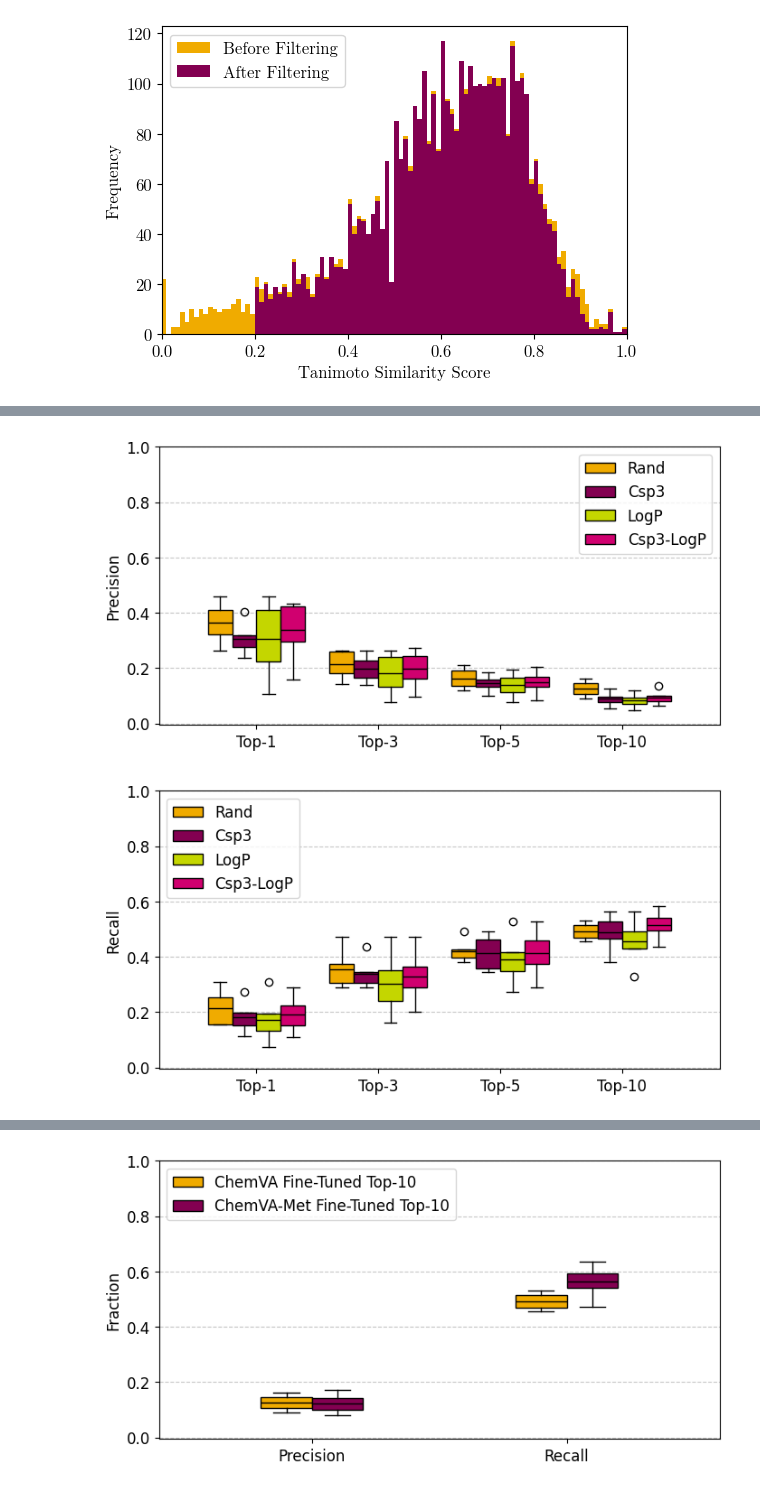
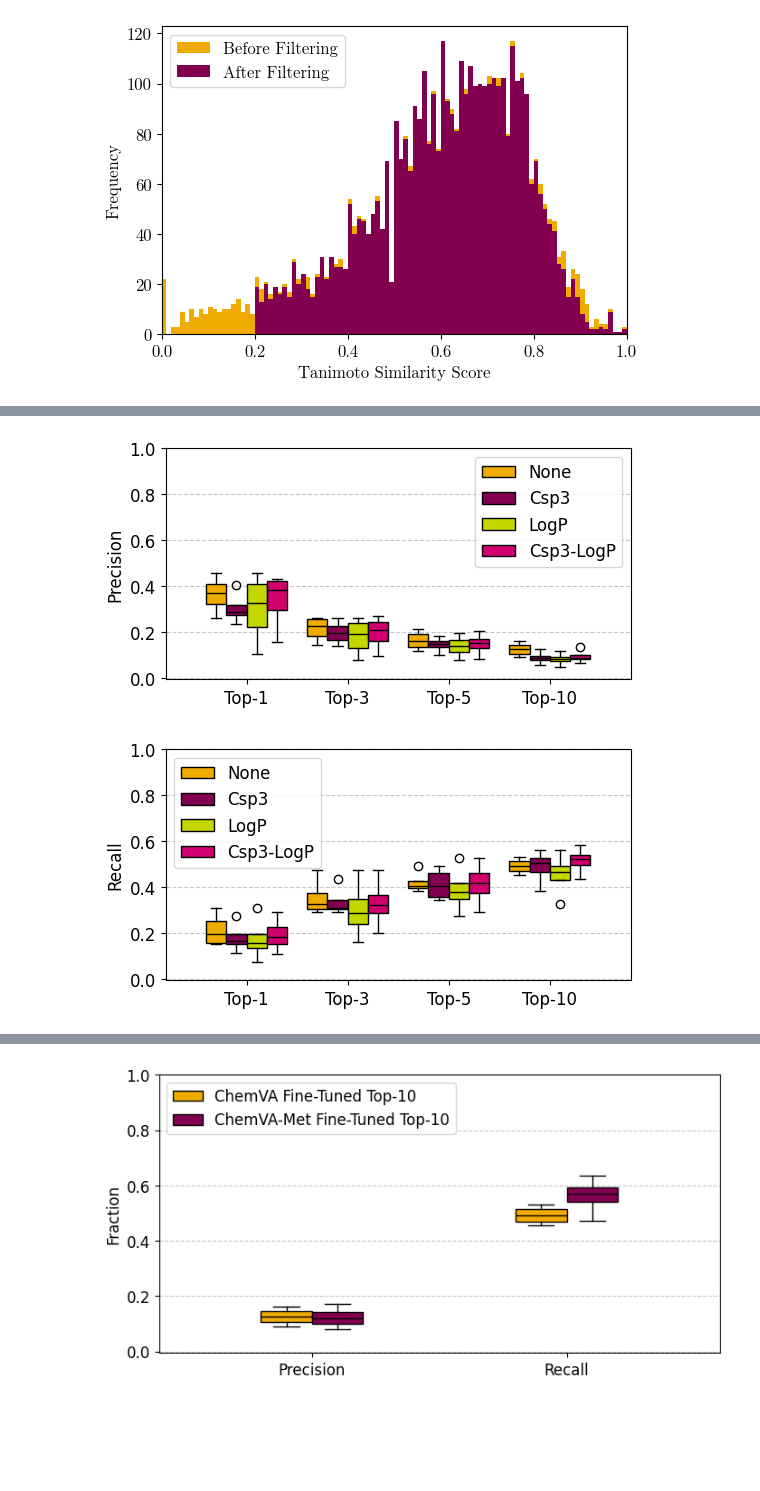
Before and after one commit to tsofiac/LAGOM, a Jupyter notebook: for_report_and_presentation/presentation_plots.ipynb, the cells around one changed output, grey strips where cells are left out. Saved outputs shown, nothing was run; the diff lists cells and outputs as text; code cells hidden in the pictures; blank space fills up the shorter version.

Commit message:
new plots!

```diff
--- a/for_report_and_presentation/presentation_plots.ipynb
+++ b/for_report_and_presentation/presentation_plots.ipynb
@@ -280,8 +278,9 @@ plot_fingerprint_similarity(before, after, None)
 def multi_boxplot(data, xlabel, ylabel, xticks, labels, location, save_figure=None, ylim=None):
 
     plt.rcParams.update({'font.size': 12, 'font.family': 'sans-serif'})
-    plt.figure(figsize=(8, 4))
+    # plt.figure(figsize=(8, 4))
     # plt.figure(figsize=(6, 3))
+    plt.figure(figsize=(10,5))
 
     colour_scheme = [gold, mulberry, lime_green, magenta]
 
@@ -289,8 +288,8 @@ def multi_boxplot(data, xlabel, ylabel, xticks, labels, location, save_figure=No
 
     for i in range(len(data)):
         boxprops = dict(linestyle='-', linewidth=1, color='black', facecolor=colour_scheme[i])
-        medianprops = dict(linestyle='--', linewidth=1, color='none')
-        meanprops = dict(linestyle='-', linewidth=1, color='black')
+        medianprops = dict(linestyle='-', linewidth=1, color='black')
+        meanprops = dict(linestyle='-', linewidth=1, color='none')
 
         plt.boxplot(data[i], positions=np.arange(len(data[i])) + i * box_width, widths=box_width, patch_artist=True,
                     boxprops=boxprops, showmeans=True, meanline=True, medianprops=medianprops, meanprops=meanprops, label=labels[i])
@@ -522,29 +521,29 @@ multi_boxplot(recall, xlabel, ylabel, xticks, labels, 'upper left', None, 1)
 # %%
 # Annotated Data Comparison
 bs = 4
 
 recall_base, precision_base, score_one_base, score_all_base = score_result('../evaluation/alohomora/result_base_rand.csv', bs, False)
 recall_csp3, precision_csp3, score_one_csp3, score_all_csp3 = score_result('../evaluation/alohomora/result_csp3.csv', bs, False)
 recall_logp, precision_logp, score_one_logp, score_all_logp = score_result('../evaluation/alohomora/result_logp.csv', bs, False)
 recall_csp3_logp, precision_csp3_logp, score_one_csp3_logp, score_all_csp3_logp = score_result('../evaluation/alohomora/result_logp-csp3.csv', bs, False)
 
 precision = [precision_base[0:4], precision_csp3[0:4], precision_logp[0:4], precision_csp3_logp[0:4]]
 recall = [recall_base[0:4], recall_csp3[0:4], recall_logp[0:4], recall_csp3_logp[0:4]]
 score_one = [score_one_base[0:4], score_one_csp3[0:4], score_one_logp[0:4], score_one_csp3_logp[0:4]]
 score_all = [score_all_base[0:4], score_all_csp3[0:4], score_all_logp[0:4], score_all_csp3_logp[0:4]]
 
 xlabel = None
 xticks = ['Top-1', 'Top-3', 'Top-5', 'Top-10']
-labels = ['Rand', 'Csp3', 'LogP', 'Csp3-LogP']
+labels = ['None', 'Csp3', 'LogP', 'Csp3-LogP']
 
 ylabel = 'Precision'
 multi_boxplot(precision, xlabel, ylabel, xticks, labels, 'upper right', None, 1)
 
 ylabel = 'Recall'
 multi_boxplot(recall, xlabel, ylabel, xticks, labels, 'upper left', None, 1)
 # %% [output]
-[figure, old version]
+[figure, new version]
-[figure, old version]
+[figure, new version]
 # %%
 # Ensemble
 bs = 4
```
Also changed, not shown: parts of 13 cells of this notebook, 24 other files.
